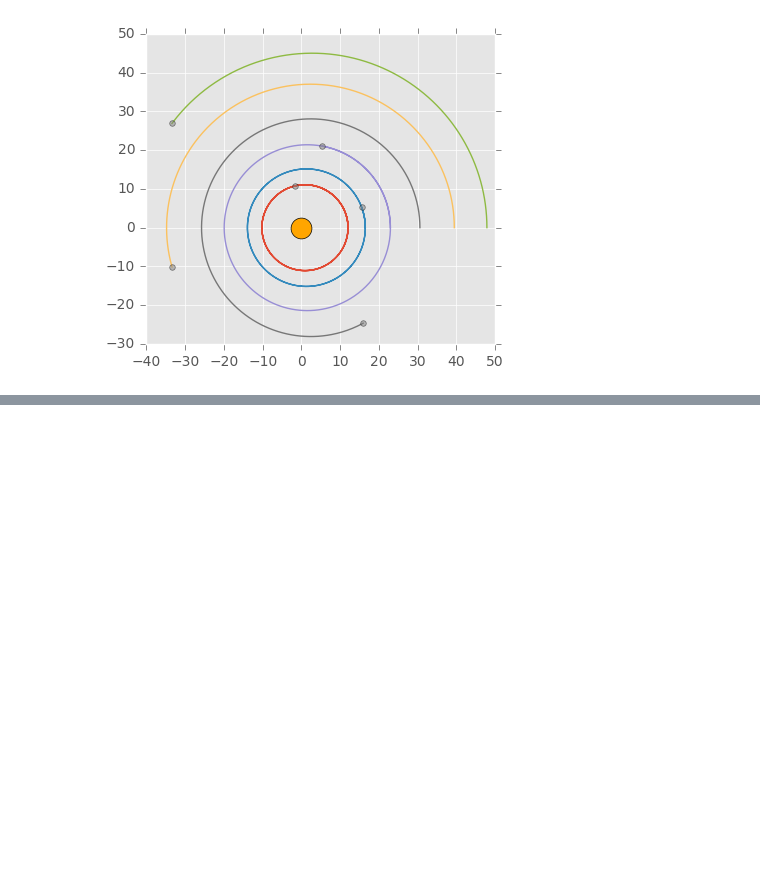
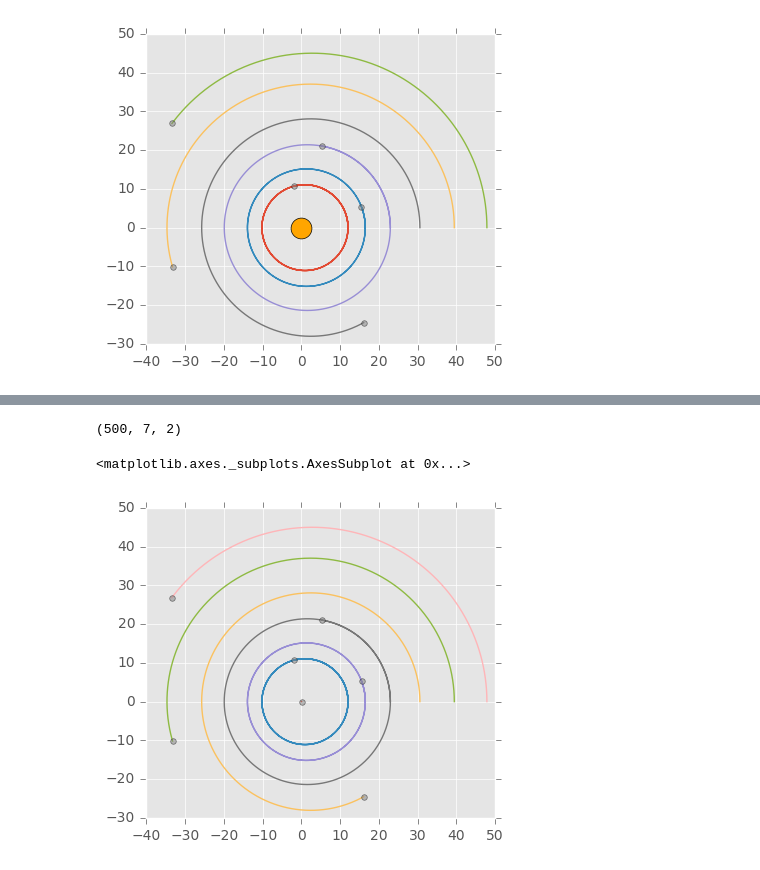
Before and after one commit to Py4Phy/project-trappist-system, a Jupyter notebook: solution/p2_solution.ipynb, the cells around one changed output, grey strips where cells are left out. Saved outputs shown, nothing was run; the diff lists cells and outputs as text; code cells hidden in the pictures; blank space fills up the shorter version.

Commit message:
treat star TRAPPIST-1a as 7th body
- fixed sign in F_gravitation
- added simulation where central star moves
- visual analysis of movement of star and comparison to its size

```diff
--- a/solution/p2_solution.ipynb
+++ b/solution/p2_solution.ipynb
@@ -162,14 +171,14 @@ planets
 # %%
 def orbits(r0, v0, masses, M_star=M_star, dt=0.001, t_max=1):
     """2D planetary motion with velocity verlet for multiple planets"""
-    N_planets = len(masses)
-    assert r0.shape[0] == N_planets
+    N_bodies = len(masses)
+    assert r0.shape[0] == N_bodies
     dim = r0.shape[1]
     assert np.all(v0.shape == r0.shape)
 
     nsteps = int(t_max/dt)
 
-    r = np.zeros((nsteps, N_planets, dim))
+    r = np.zeros((nsteps, N_bodies, dim))
     v = np.zeros_like(r)
 
     r[0, :, :] = r0
@@ -189,8 +198,8 @@ def orbits(r0, v0, masses, M_star=M_star, dt=0.001, t_max=1):
 def forces(r, masses, M):
     F = np.zeros_like(r)
     for i, m in enumerate(masses):
-        # planet - star
-        F[i, :] = F_gravity(r[i], m=m, M=M)
+        # planet - star (note: minus sign to be consistent with rij!)
+        F[i, :] = F_gravity(-r[i], m=m, M=M)
         for j in range(i+1, len(masses)):
             # force of planet j on i
             rij = r[j] - r[i]
@@ -242,0 +296,15 @@ plot_orbits(r)
+# %%
+# planets
+r0 = np.array([planets_x, np.zeros_like(planets_x)]).T
+v0 = np.array([np.zeros_like(planets_vy), planets_vy]).T
+masses = planets['mass'].values
+
+# prepend star
+r0_system = np.vstack((np.array([[0, 0]]), r0))
+
+# choose star velocity to make total momentum 0
+p_planets = np.sum(masses[:, np.newaxis] * v0, axis=0)
+v0_star = -p_planets / M_star
+v0_system = np.vstack((v0_star, v0))
+
+masses_system = np.concatenate(([M_star], masses))
@@ -242,0 +344,20 @@ plot_orbits(r)
+# %%
+r, v = orbits2(r0_system, v0_system, masses_system, t_max=5, dt=0.01)
+# %%
+r.shape
+# %% [output]
+(500, 7, 2)
+# %%
+def plot_orbits(r):
+    ax = plt.subplot(111)
+    ax.set_aspect(1)
+    for planet in range(r.shape[1]):
+        rx, ry = r[:, planet, :].T
+        ax.plot(rx, ry)
+        ax.plot(rx[-1], ry[-1], 'o', ms=4, color="gray", alpha=0.5)
+    return ax
+# %%
+plot_orbits(r)
+# %% [output]
+<matplotlib.axes._subplots.AxesSubplot at 0x...>
+[figure, added]
```
Also changed, not shown: parts of 18 cells of this notebook.
